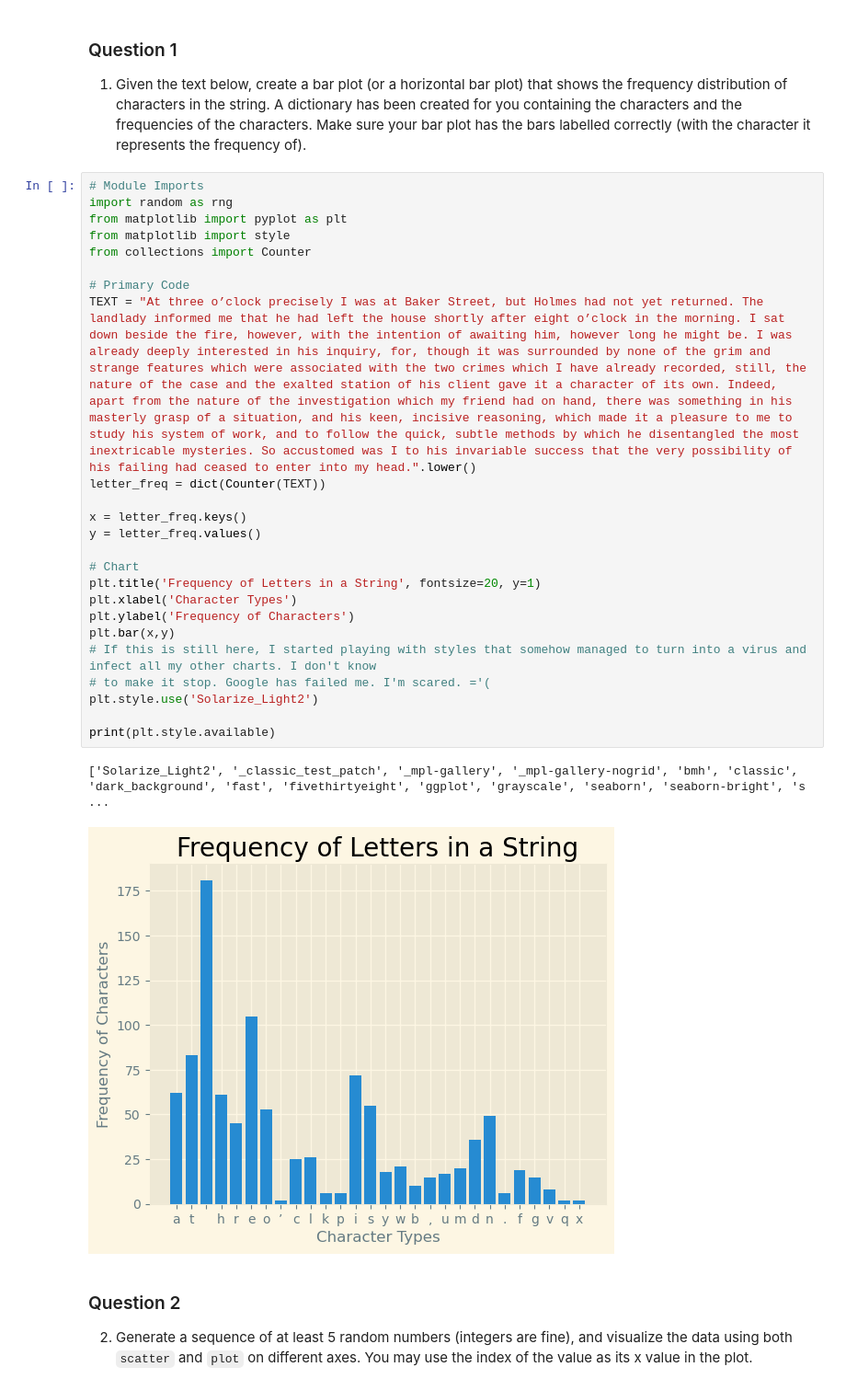
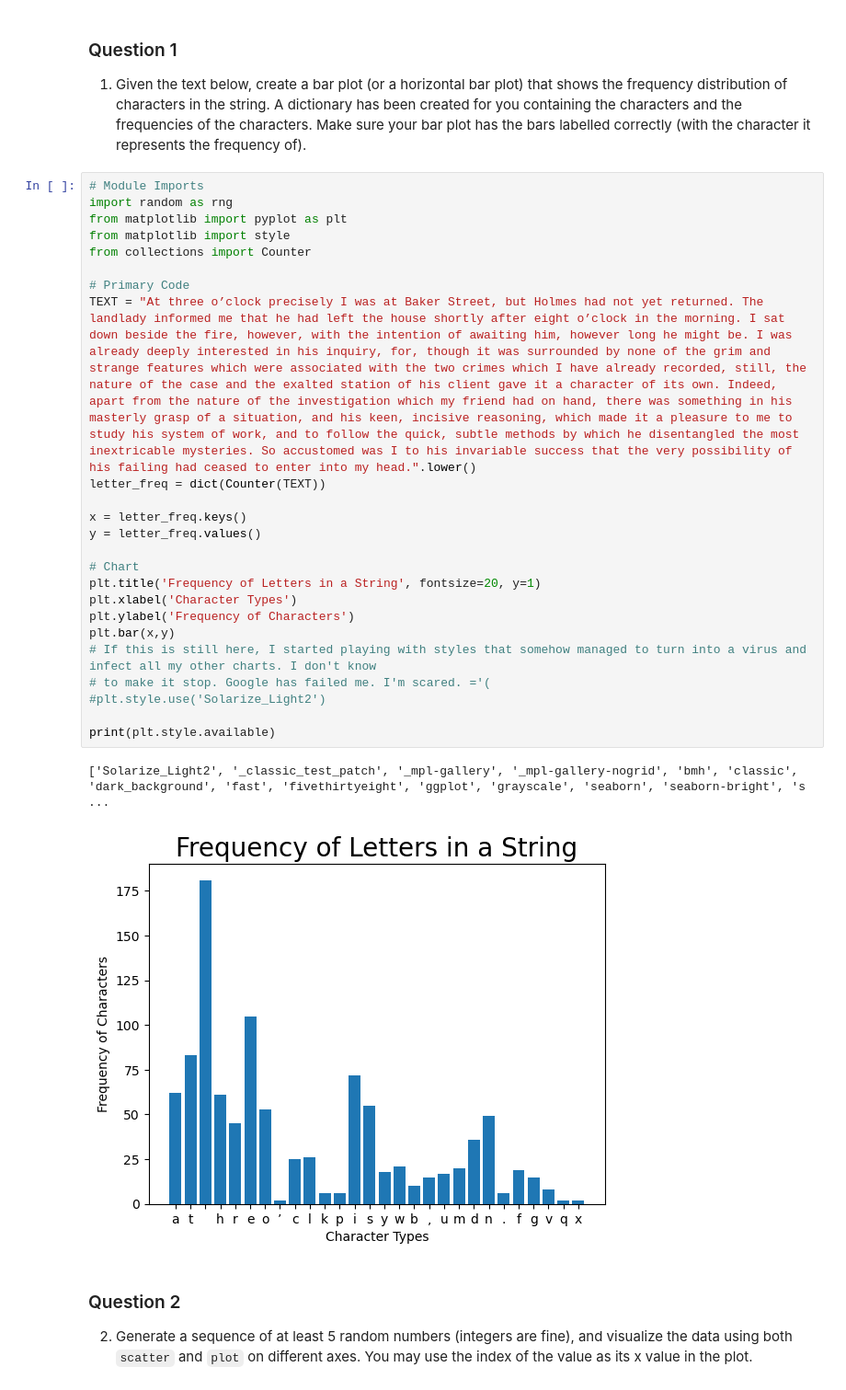
Before and after one commit to MichaelPogue/Northwest-Missouri-State-University, a Jupyter notebook: Web Mining and Applied NLP (44-620)/Module 3/pyplot.ipynb, the cells around one changed output. Shown at 92% size. Cells and saved outputs as stored; diff of their text form.

```diff
--- a/Web Mining and Applied NLP (44-620)/Module 3/pyplot.ipynb
+++ b/Web Mining and Applied NLP (44-620)/Module 3/pyplot.ipynb
@@ -21,30 +21,30 @@ Make sure your bar plot has the bars labelled correctly (with the character it r
 # %%
 # Module Imports
 import random as rng
 from matplotlib import pyplot as plt
 from matplotlib import style
 from collections import Counter
 
 # Primary Code
 TEXT = "At three o’clock precisely I was at Baker Street, but Holmes had not yet returned. The landlady informed me that he had left the house shortly after eight o’clock in the morning. I sat down beside the fire, however, with the intention of awaiting him, however long he might be. I was already deeply interested in his inquiry, for, though it was surrounded by none of the grim and strange features which were associated with the two crimes which I have already recorded, still, the nature of the case and the exalted station of his client gave it a character of its own. Indeed, apart from the nature of the investigation which my friend had on hand, there was something in his masterly grasp of a situation, and his keen, incisive reasoning, which made it a pleasure to me to study his system of work, and to follow the quick, subtle methods by which he disentangled the most inextricable mysteries. So accustomed was I to his invariable success that the very possibility of his failing had ceased to enter into my head.".lower()
 letter_freq = dict(Counter(TEXT))
 
 x = letter_freq.keys()
 y = letter_freq.values()
 
 # Chart
 plt.title('Frequency of Letters in a String', fontsize=20, y=1)
 plt.xlabel('Character Types')
 plt.ylabel('Frequency of Characters')
 plt.bar(x,y)
 # If this is still here, I started playing with styles that somehow managed to turn into a virus and infect all my other charts. I don't know
 # to make it stop. Google has failed me. I'm scared. ='(
-plt.style.use('Solarize_Light2')
+#plt.style.use('Solarize_Light2')
 
 print(plt.style.available)
 # %% [output]
 ['Solarize_Light2', '_classic_test_patch', '_mpl-gallery', '_mpl-gallery-nogrid', 'bmh', 'classic', 'dark_background', 'fast', 'fivethirtyeight', 'ggplot', 'grayscale', 'seaborn', 'seaborn-bright', 's ...
-[figure, old version]
+[figure, new version]
 # %% [markdown]
 ### Question 2
 
```
Also changed, not shown: parts of 5 cells of this notebook.
